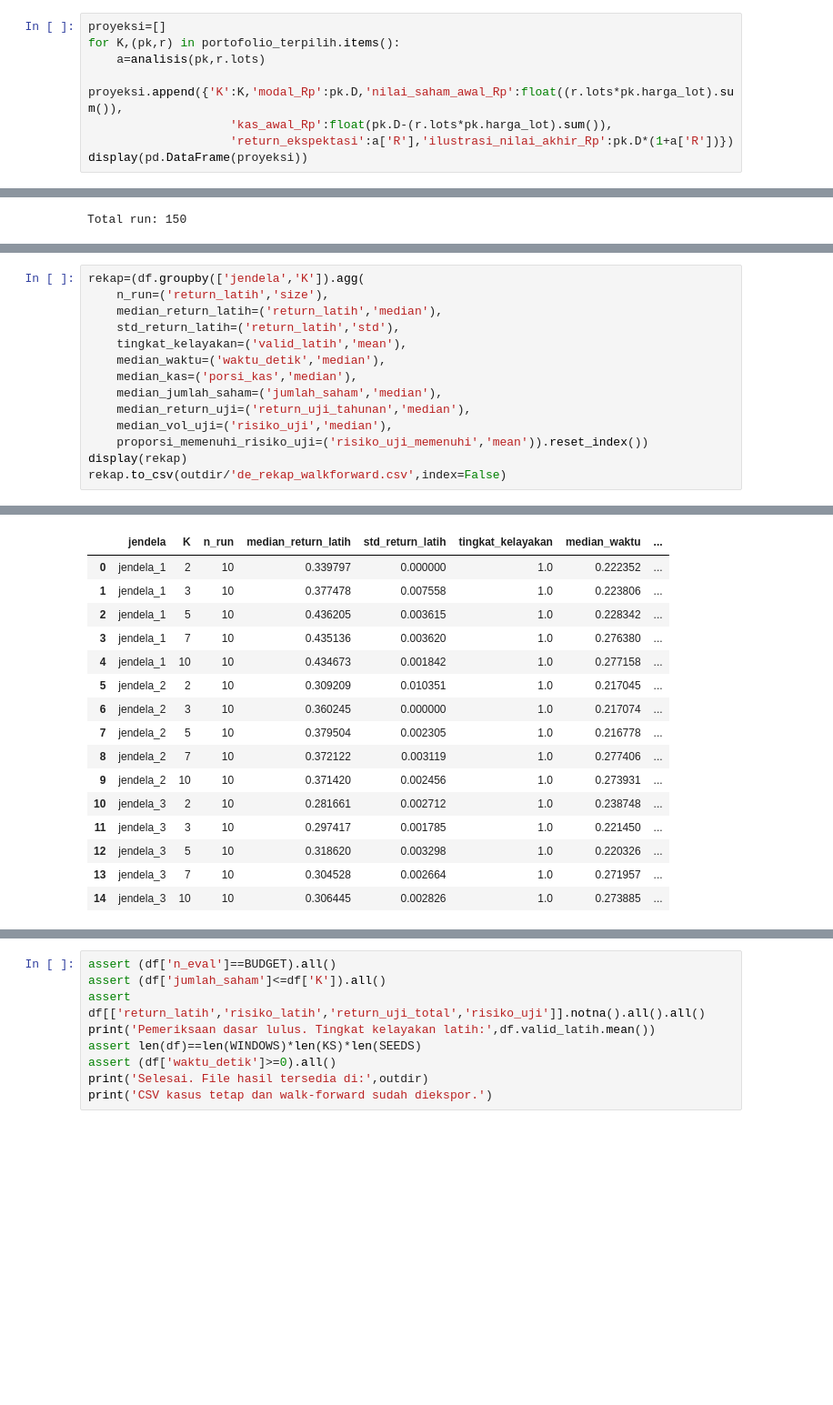
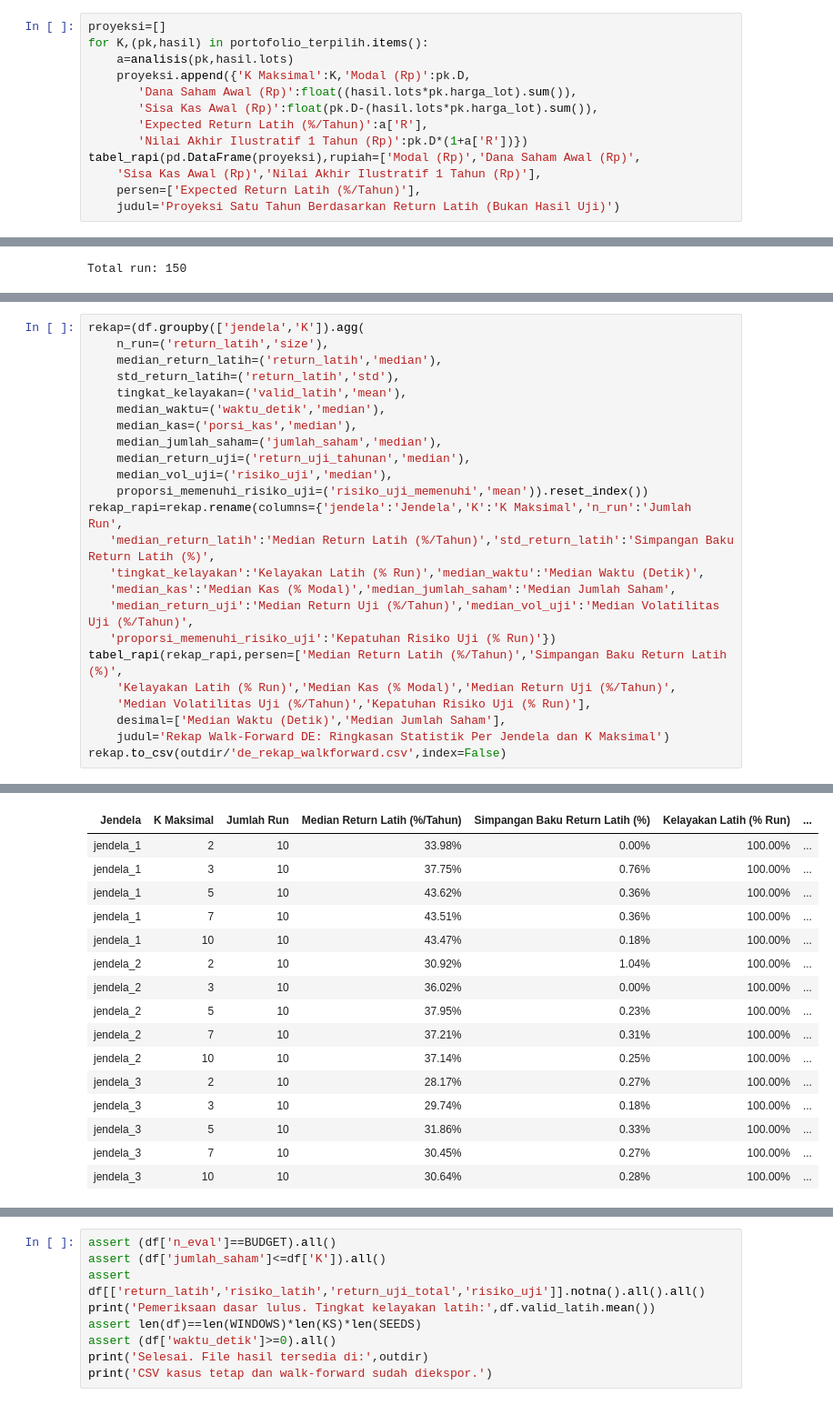
Before and after one commit to hanscakrawangsa15/OptimasiPortofolioSaham, a Jupyter notebook: notebooks/DE_Portofolio_LQ45.ipynb, the cells around one changed output, grey strips where cells are left out. Shown at 91% size. Saved outputs shown, nothing was run; the diff lists cells and outputs as text; blank space fills up the shorter version.

```diff
--- a/notebooks/DE_Portofolio_LQ45.ipynb
+++ b/notebooks/DE_Portofolio_LQ45.ipynb
@@ -332,9 +508,14 @@ Nilai ini adalah **ilustrasi satu tahun berdasarkan expected return latih**. Unt
 # %%
 proyeksi=[]
-for K,(pk,r) in portofolio_terpilih.items():
-    a=analisis(pk,r.lots)
-    proyeksi.append({'K':K,'modal_Rp':pk.D,'nilai_saham_awal_Rp':float((r.lots*pk.harga_lot).sum()),
-                    'kas_awal_Rp':float(pk.D-(r.lots*pk.harga_lot).sum()),
-                    'return_ekspektasi':a['R'],'ilustrasi_nilai_akhir_Rp':pk.D*(1+a['R'])})
-display(pd.DataFrame(proyeksi))
+for K,(pk,hasil) in portofolio_terpilih.items():
+    a=analisis(pk,hasil.lots)
+    proyeksi.append({'K Maksimal':K,'Modal (Rp)':pk.D,
+       'Dana Saham Awal (Rp)':float((hasil.lots*pk.harga_lot).sum()),
+       'Sisa Kas Awal (Rp)':float(pk.D-(hasil.lots*pk.harga_lot).sum()),
+       'Expected Return Latih (%/Tahun)':a['R'],
+       'Nilai Akhir Ilustratif 1 Tahun (Rp)':pk.D*(1+a['R'])})
+tabel_rapi(pd.DataFrame(proyeksi),rupiah=['Modal (Rp)','Dana Saham Awal (Rp)',
+    'Sisa Kas Awal (Rp)','Nilai Akhir Ilustratif 1 Tahun (Rp)'],
+    persen=['Expected Return Latih (%/Tahun)'],
+    judul='Proyeksi Satu Tahun Berdasarkan Return Latih (Bukan Hasil Uji)')
 # %% [output]
@@ -462,6 +682,16 @@ rekap=(df.groupby(['jendela','K']).agg(
     median_return_uji=('return_uji_tahunan','median'),
     median_vol_uji=('risiko_uji','median'),
     proporsi_memenuhi_risiko_uji=('risiko_uji_memenuhi','mean')).reset_index())
-display(rekap)
+rekap_rapi=rekap.rename(columns={'jendela':'Jendela','K':'K Maksimal','n_run':'Jumlah Run',
+   'median_return_latih':'Median Return Latih (%/Tahun)','std_return_latih':'Simpangan Baku Return Latih (%)',
+   'tingkat_kelayakan':'Kelayakan Latih (% Run)','median_waktu':'Median Waktu (Detik)',
+   'median_kas':'Median Kas (% Modal)','median_jumlah_saham':'Median Jumlah Saham',
+   'median_return_uji':'Median Return Uji (%/Tahun)','median_vol_uji':'Median Volatilitas Uji (%/Tahun)',
+   'proporsi_memenuhi_risiko_uji':'Kepatuhan Risiko Uji (% Run)'})
+tabel_rapi(rekap_rapi,persen=['Median Return Latih (%/Tahun)','Simpangan Baku Return Latih (%)',
+    'Kelayakan Latih (% Run)','Median Kas (% Modal)','Median Return Uji (%/Tahun)',
+    'Median Volatilitas Uji (%/Tahun)','Kepatuhan Risiko Uji (% Run)'],
+    desimal=['Median Waktu (Detik)','Median Jumlah Saham'],
+    judul='Rekap Walk-Forward DE: Ringkasan Statistik Per Jendela dan K Maksimal')
 rekap.to_csv(outdir/'de_rekap_walkforward.csv',index=False)
 # %% [output]
@@ -468,17 +699,17 @@ rekap.to_csv(outdir/'de_rekap_walkforward.csv',index=False)
-|  | jendela | K | n_run | median_return_latih | std_return_latih | tingkat_kelayakan | median_waktu | ... |
-| 0 | jendela_1 | 2 | 10 | 0.339797 | 0.000000 | 1.0 | 0.222352 | ... |
-| 1 | jendela_1 | 3 | 10 | 0.377478 | 0.007558 | 1.0 | 0.223806 | ... |
-| 2 | jendela_1 | 5 | 10 | 0.436205 | 0.003615 | 1.0 | 0.228342 | ... |
-| 3 | jendela_1 | 7 | 10 | 0.435136 | 0.003620 | 1.0 | 0.276380 | ... |
-| 4 | jendela_1 | 10 | 10 | 0.434673 | 0.001842 | 1.0 | 0.277158 | ... |
-| 5 | jendela_2 | 2 | 10 | 0.309209 | 0.010351 | 1.0 | 0.217045 | ... |
-| 6 | jendela_2 | 3 | 10 | 0.360245 | 0.000000 | 1.0 | 0.217074 | ... |
-| 7 | jendela_2 | 5 | 10 | 0.379504 | 0.002305 | 1.0 | 0.216778 | ... |
-| 8 | jendela_2 | 7 | 10 | 0.372122 | 0.003119 | 1.0 | 0.277406 | ... |
-| 9 | jendela_2 | 10 | 10 | 0.371420 | 0.002456 | 1.0 | 0.273931 | ... |
-| 10 | jendela_3 | 2 | 10 | 0.281661 | 0.002712 | 1.0 | 0.238748 | ... |
-| 11 | jendela_3 | 3 | 10 | 0.297417 | 0.001785 | 1.0 | 0.221450 | ... |
-| 12 | jendela_3 | 5 | 10 | 0.318620 | 0.003298 | 1.0 | 0.220326 | ... |
-| 13 | jendela_3 | 7 | 10 | 0.304528 | 0.002664 | 1.0 | 0.271957 | ... |
-| 14 | jendela_3 | 10 | 10 | 0.306445 | 0.002826 | 1.0 | 0.273885 | ... |
+| Jendela | K Maksimal | Jumlah Run | Median Return Latih (%/Tahun) | Simpangan Baku Return Latih (%) | Kelayakan Latih (% Run) | ... |
+| jendela_1 | 2 | 10 | 33.98% | 0.00% | 100.00% | ... |
+| jendela_1 | 3 | 10 | 37.75% | 0.76% | 100.00% | ... |
+| jendela_1 | 5 | 10 | 43.62% | 0.36% | 100.00% | ... |
+| jendela_1 | 7 | 10 | 43.51% | 0.36% | 100.00% | ... |
+| jendela_1 | 10 | 10 | 43.47% | 0.18% | 100.00% | ... |
+| jendela_2 | 2 | 10 | 30.92% | 1.04% | 100.00% | ... |
+| jendela_2 | 3 | 10 | 36.02% | 0.00% | 100.00% | ... |
+| jendela_2 | 5 | 10 | 37.95% | 0.23% | 100.00% | ... |
+| jendela_2 | 7 | 10 | 37.21% | 0.31% | 100.00% | ... |
+| jendela_2 | 10 | 10 | 37.14% | 0.25% | 100.00% | ... |
+| jendela_3 | 2 | 10 | 28.17% | 0.27% | 100.00% | ... |
+| jendela_3 | 3 | 10 | 29.74% | 0.18% | 100.00% | ... |
+| jendela_3 | 5 | 10 | 31.86% | 0.33% | 100.00% | ... |
+| jendela_3 | 7 | 10 | 30.45% | 0.27% | 100.00% | ... |
+| jendela_3 | 10 | 10 | 30.64% | 0.28% | 100.00% | ... |
 # %% [markdown]
```
Also changed, not shown: parts of 34 cells of this notebook.
